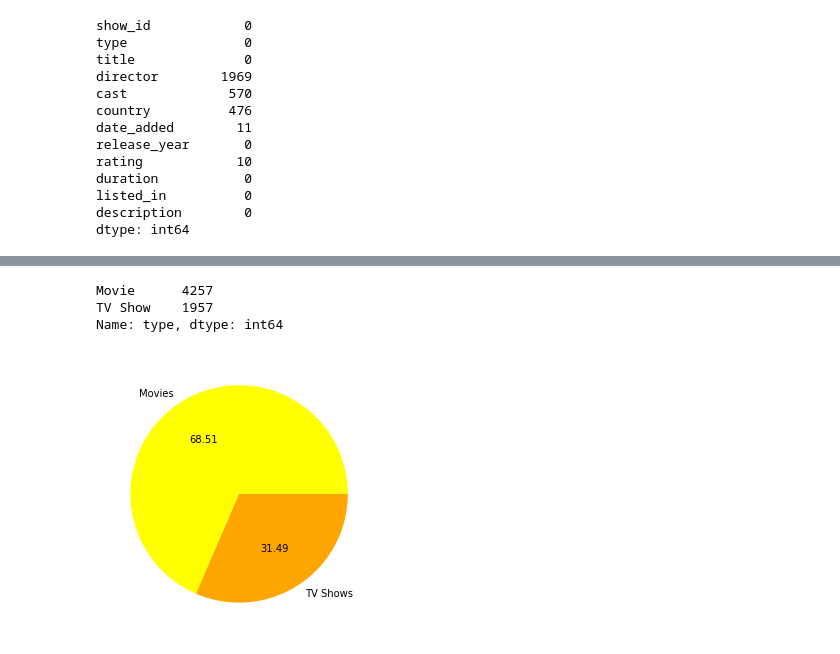
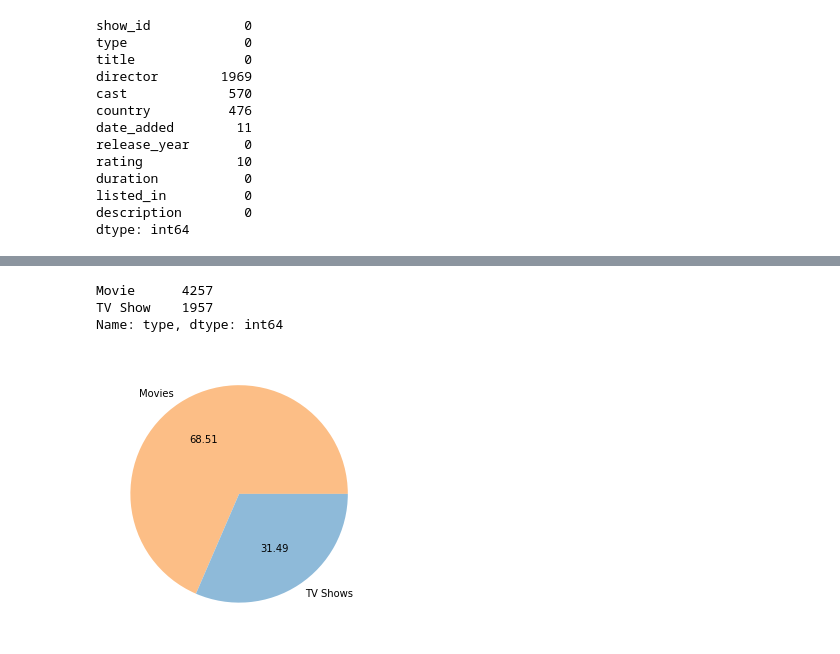
Before and after one commit to HeptaDecane/Hons.DSV, a Jupyter notebook: A06/notebook.ipynb, the cells around one changed output, grey strips where cells are left out. Drawn from its saved outputs; the diff is of its cells as text; code cells hidden in the pictures.

Commit message:
Netflix Graph Jam

```diff
--- a/A06/notebook.ipynb
+++ b/A06/notebook.ipynb
@@ -115,0 +133,3 @@ Name: rating, dtype: int64
+# %%
+df['target_audience'] = df['rating'].apply(lambda x: target_audience.get(x))
+df['target_audience'].head()
@@ -121,0 +150,3 @@ Name: type, dtype: int64
+# %%
+df['origin_country'] = df['country'].apply(lambda x: x.split(',')[0])
+df['origin_country'].unique()
@@ -121,0 +168,3 @@ Name: type, dtype: int64
+# %%
+df.rename(columns={'listed_in':'genres'},inplace=True)
+df['genres'].head(10)
@@ -121,0 +183,3 @@ Name: type, dtype: int64
+# %%
+df['genres'] = df['genres'].apply(lambda x: re.split(', | ,| & |,',x))
+df['genres'].head(10)
@@ -122,9 +266,9 @@ Name: type, dtype: int64
 # %%
 plt.figure(figsize=(5,5))
-plt.pie(df['type'].value_counts(),labels=['Movies','TV Shows'],colors=['yellow','orange'],autopct='%.2f')
+plt.pie(df['type'].value_counts(),labels=['Movies','TV Shows'],colors=['#fcbe86','#8ebad9'],autopct='%.2f')
 print(df['type'].value_counts())
 # %% [output]
 Movie      4257
 TV Show    1957
 Name: type, dtype: int64
-[figure, old version]
+[figure, new version]
```
Also changed, not shown: parts of 25 cells of this notebook.
